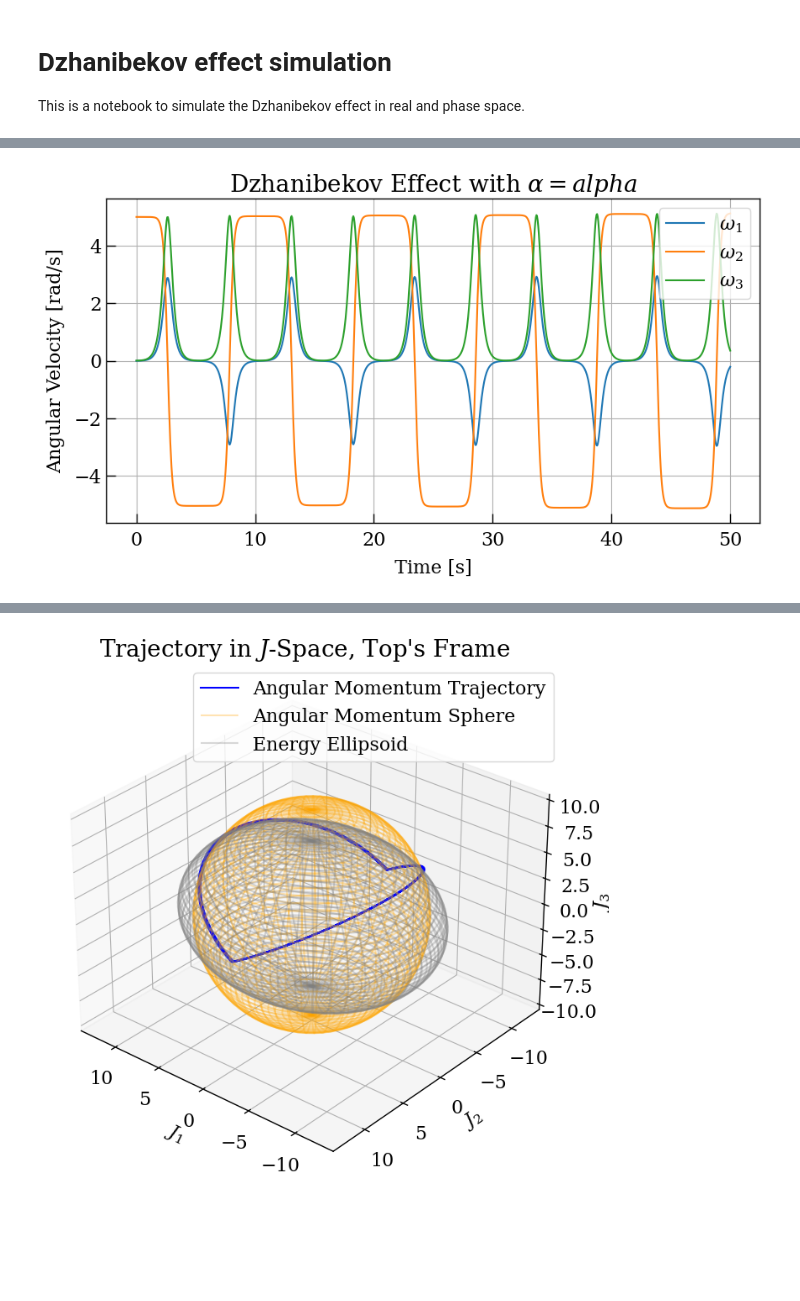
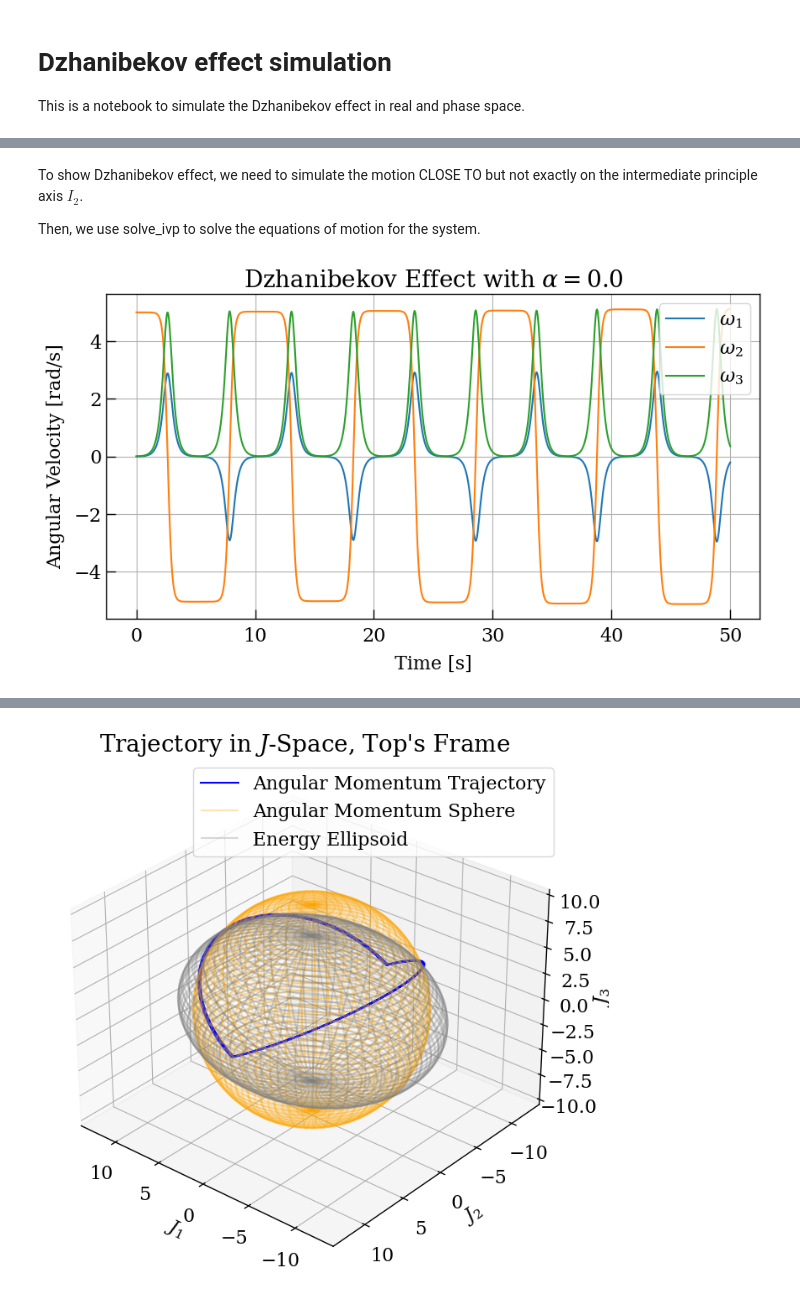
Before and after one commit to Chocolirz/IB-SciComp, a Jupyter notebook: Dzhanibekov/Dzhani_simulation.ipynb, the cells around one changed output, grey strips where cells are left out. Cells and saved outputs as stored; diff of their text form; code cells hidden in the pictures; blank space fills up the shorter version.

```diff
--- a/Dzhanibekov/Dzhani_simulation.ipynb
+++ b/Dzhanibekov/Dzhani_simulation.ipynb
@@ -80,20 +88,24 @@ omega0 = [0.0, 5.0, 0.01]
 # Time span
 t_span = (0, 50)
 t_eval = np.linspace(*t_span, 1000)
+# %% [markdown]
+To show Dzhanibekov effect, we need to simulate the motion CLOSE TO but not exactly on the intermediate principle axis $I_2$.
+
+Then, we use solve_ivp to solve the equations of motion for the system.
 # %%
 # Solve the differential equation
 sol = solve_ivp(euler_equations, t_span, omega0, args=(I1, I2, I3), t_eval=t_eval)
 
 # Plot results
 plt.figure(figsize=(10, 5))
 plt.plot(sol.t, sol.y[0], label=r'$\omega_1$')
 plt.plot(sol.t, sol.y[1], label=r'$\omega_2$')
 plt.plot(sol.t, sol.y[2], label=r'$\omega_3$')
 plt.xlabel(r'Time [s]')
 plt.ylabel(r'Angular Velocity [rad/s]')
 plt.legend()
-plt.title(f"Dzhanibekov Effect with $\\alpha={{alpha}}$")
+plt.title(f"Dzhanibekov Effect with $\\alpha={alpha}$")
 plt.grid()
 plt.show()
 # %% [output]
-[figure, old version]
+[figure, new version]
```
Also changed, not shown: parts of 2 cells of this notebook.
